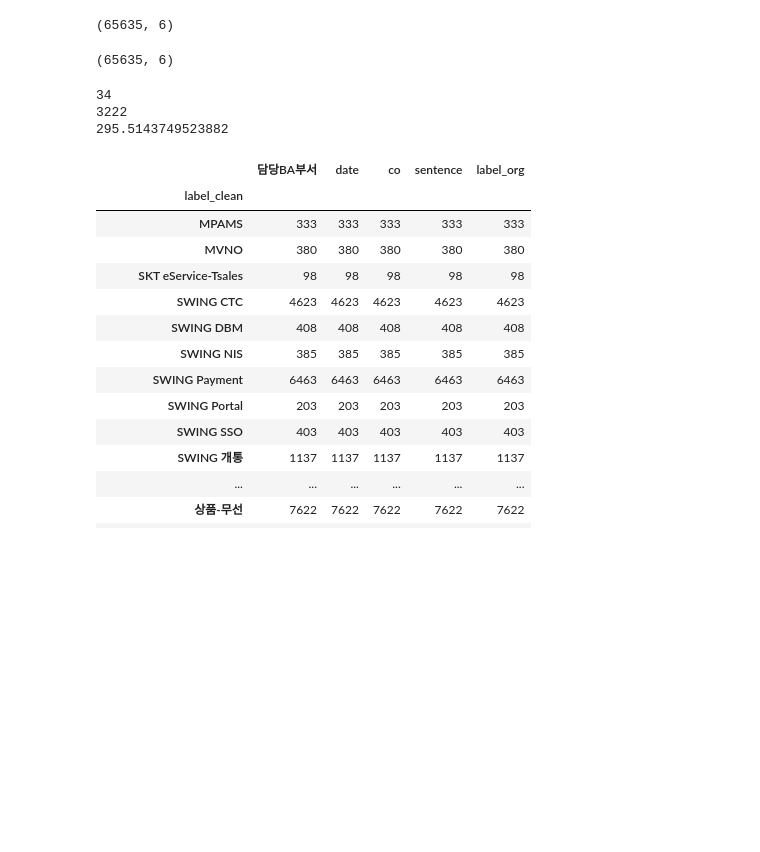
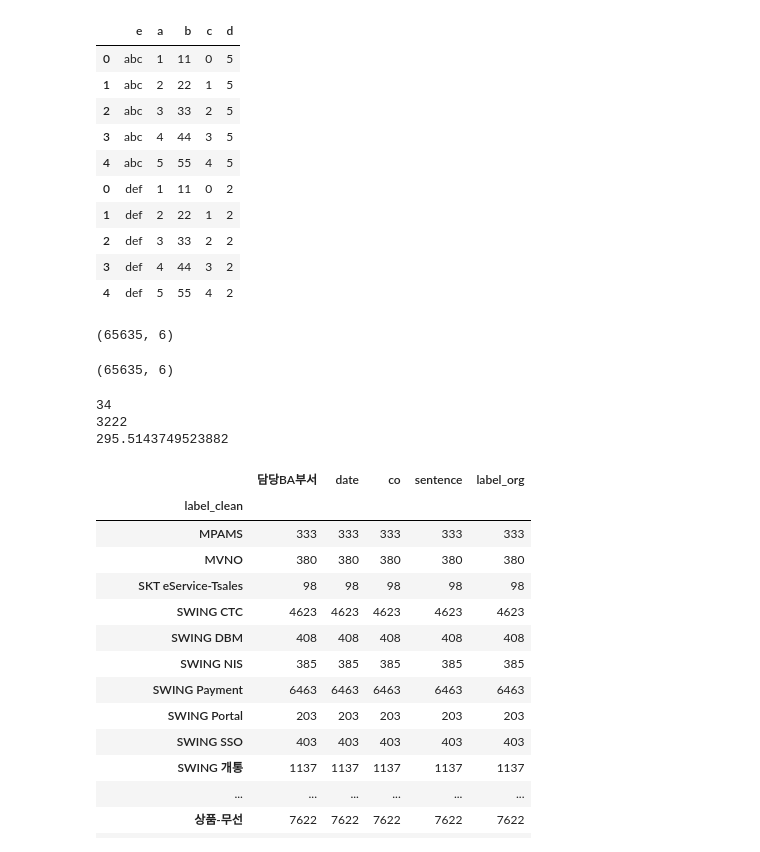
Before and after one commit to boykis82/TCL2021_telco_embedding, a Jupyter notebook: sop_classfier.ipynb, the cells around one changed output. Cells and saved outputs as stored; diff of their text form; code cells hidden in the pictures; blank space fills up the shorter version.

```diff
--- a/sop_classfier.ipynb
+++ b/sop_classfier.ipynb
@@ -30 +34,40 @@ import pandas as pd
+# %%
+a = [1,2,3,4,5]
+b = [11,22,33,44,55]
+c = 5
+
+all_df = []
+
+df = pd.DataFrame()
+df['e'] = ['abc'] * 5
+df['a'] = np.round(a,2)
+df['b'] = b
+df['c'] = np.arange(0, len(a))
+df['d'] = 5
+
+
+df2 = pd.DataFrame()
+df2['e'] = ['def'] * 5
+df2['a'] = np.round(a,2)
+df2['b'] = b
+df2['c'] = np.arange(0, len(a))
+df2['d'] = 2
+
+all_df.append(df)
+all_df.append(df2)
+
+all_df = pd.concat(all_df)
+all_df
+# %% [output]
+|  | e | a | b | c | d |
+| 0 | abc | 1 | 11 | 0 | 5 |
+| 1 | abc | 2 | 22 | 1 | 5 |
+| 2 | abc | 3 | 33 | 2 | 5 |
+| 3 | abc | 4 | 44 | 3 | 5 |
+| 4 | abc | 5 | 55 | 4 | 5 |
+| 0 | def | 1 | 11 | 0 | 2 |
+| 1 | def | 2 | 22 | 1 | 2 |
+| 2 | def | 3 | 33 | 2 | 2 |
+| 3 | def | 4 | 44 | 3 | 2 |
+| 4 | def | 5 | 55 | 4 | 2 |
 # %%
```
Also changed, not shown: parts of 10 cells of this notebook, 1 other file.
